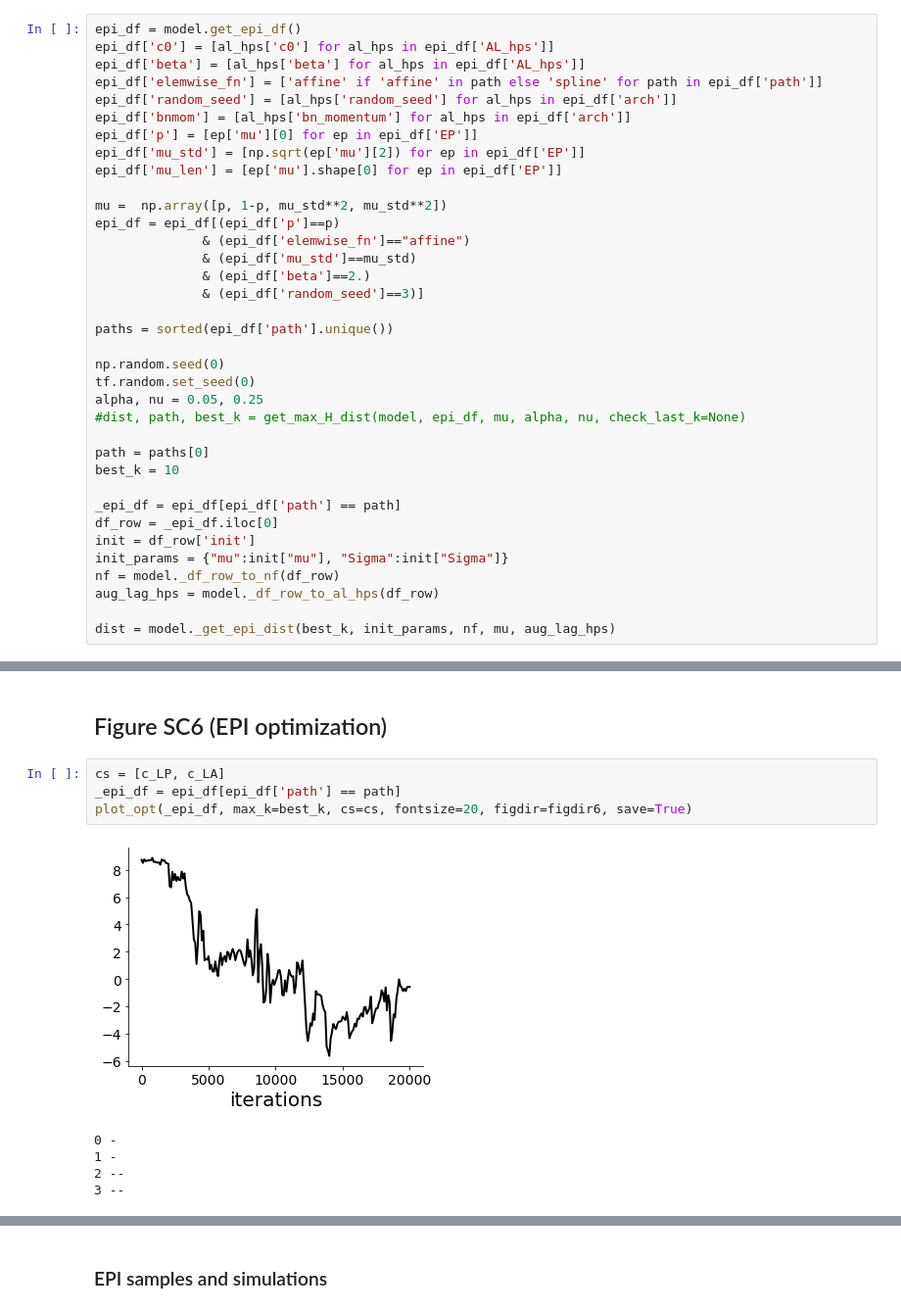
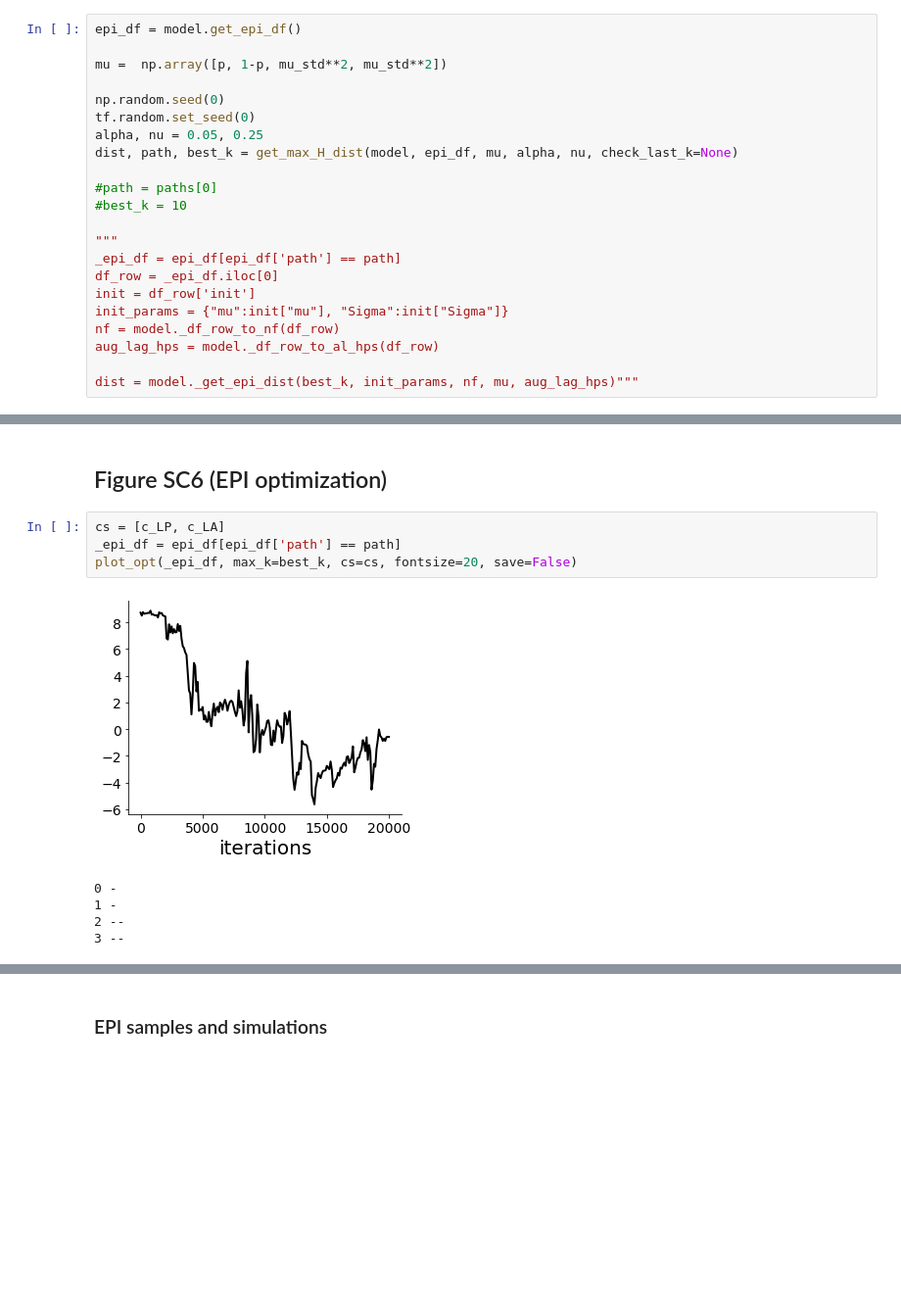
Before and after one commit to cunningham-lab/epi, a Jupyter notebook: notebooks/SC_Circuit/SC_acc_EPI_var_2.ipynb, the cells around one changed output, grey strips where cells are left out. Shown at 98% size. Saved outputs shown, nothing was run; the diff lists cells and outputs as text; blank space fills up the shorter version.

```diff
--- a/notebooks/SC_Circuit/SC_acc_EPI_var_2.ipynb
+++ b/notebooks/SC_Circuit/SC_acc_EPI_var_2.ipynb
@@ -73,32 +73,18 @@ model.set_eps(SC_acc_var(p))
 ### Load the EPI distribution
 # %%
 epi_df = model.get_epi_df()
-epi_df['c0'] = [al_hps['c0'] for al_hps in epi_df['AL_hps']]
-epi_df['beta'] = [al_hps['beta'] for al_hps in epi_df['AL_hps']]
-epi_df['elemwise_fn'] = ['affine' if 'affine' in path else 'spline' for path in epi_df['path']]
-epi_df['random_seed'] = [al_hps['random_seed'] for al_hps in epi_df['arch']]
-epi_df['bnmom'] = [al_hps['bn_momentum'] for al_hps in epi_df['arch']]
-epi_df['p'] = [ep['mu'][0] for ep in epi_df['EP']]
-epi_df['mu_std'] = [np.sqrt(ep['mu'][2]) for ep in epi_df['EP']]
-epi_df['mu_len'] = [ep['mu'].shape[0] for ep in epi_df['EP']]
 
 mu =  np.array([p, 1-p, mu_std**2, mu_std**2])
-epi_df = epi_df[(epi_df['p']==p)
-              & (epi_df['elemwise_fn']=="affine")
-              & (epi_df['mu_std']==mu_std)
-              & (epi_df['beta']==2.)
-              & (epi_df['random_seed']==3)]
-
-paths = sorted(epi_df['path'].unique())
 
 np.random.seed(0)
 tf.random.set_seed(0)
 alpha, nu = 0.05, 0.25
-#dist, path, best_k = get_max_H_dist(model, epi_df, mu, alpha, nu, check_last_k=None)
+dist, path, best_k = get_max_H_dist(model, epi_df, mu, alpha, nu, check_last_k=None)
 
-path = paths[0]
-best_k = 10
+#path = paths[0]
+#best_k = 10
 
+"""
 _epi_df = epi_df[epi_df['path'] == path]
 df_row = _epi_df.iloc[0]
 init = df_row['init']
@@ -106,4 +92,4 @@ init_params = {"mu":init["mu"], "Sigma":init["Sigma"]}
 nf = model._df_row_to_nf(df_row)
 aug_lag_hps = model._df_row_to_al_hps(df_row)
 
-dist = model._get_epi_dist(best_k, init_params, nf, mu, aug_lag_hps)
+dist = model._get_epi_dist(best_k, init_params, nf, mu, aug_lag_hps)"""
@@ -112,9 +123,9 @@ dist = model._get_epi_dist(best_k, init_params, nf, mu, aug_lag_hps)
 # %%
 cs = [c_LP, c_LA]
 _epi_df = epi_df[epi_df['path'] == path]
-plot_opt(_epi_df, max_k=best_k, cs=cs, fontsize=20, figdir=figdir6, save=True)
+plot_opt(_epi_df, max_k=best_k, cs=cs, fontsize=20, save=False)
 # %% [output]
-[figure, old version]
+[figure, new version]
 0 -
 1 -
 2 --
```
Also changed, not shown: parts of 17 cells of this notebook.
